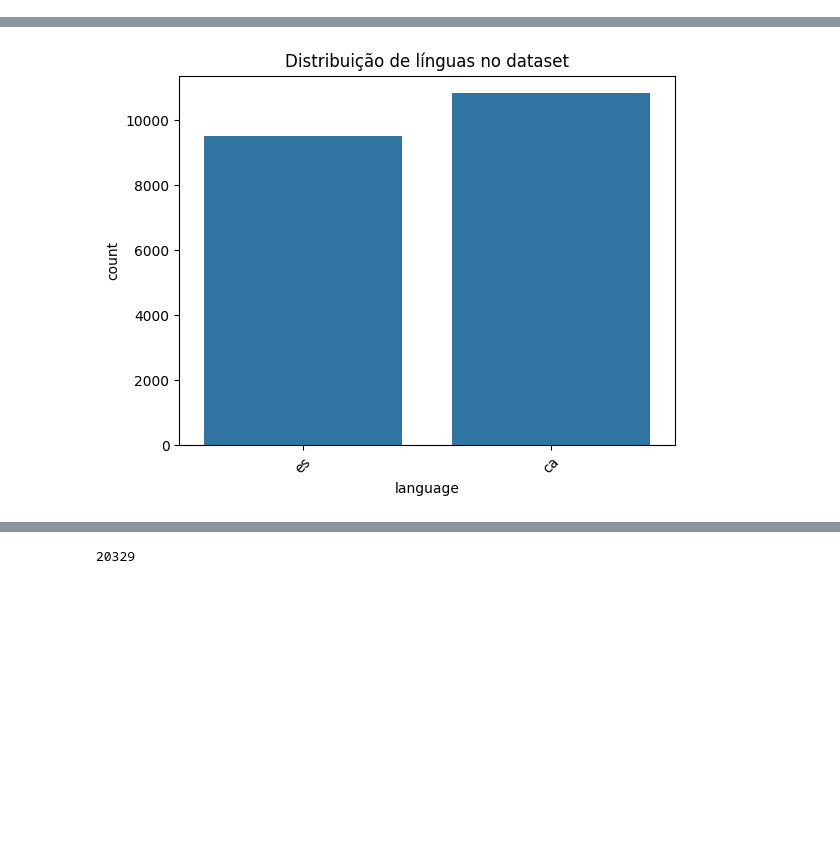
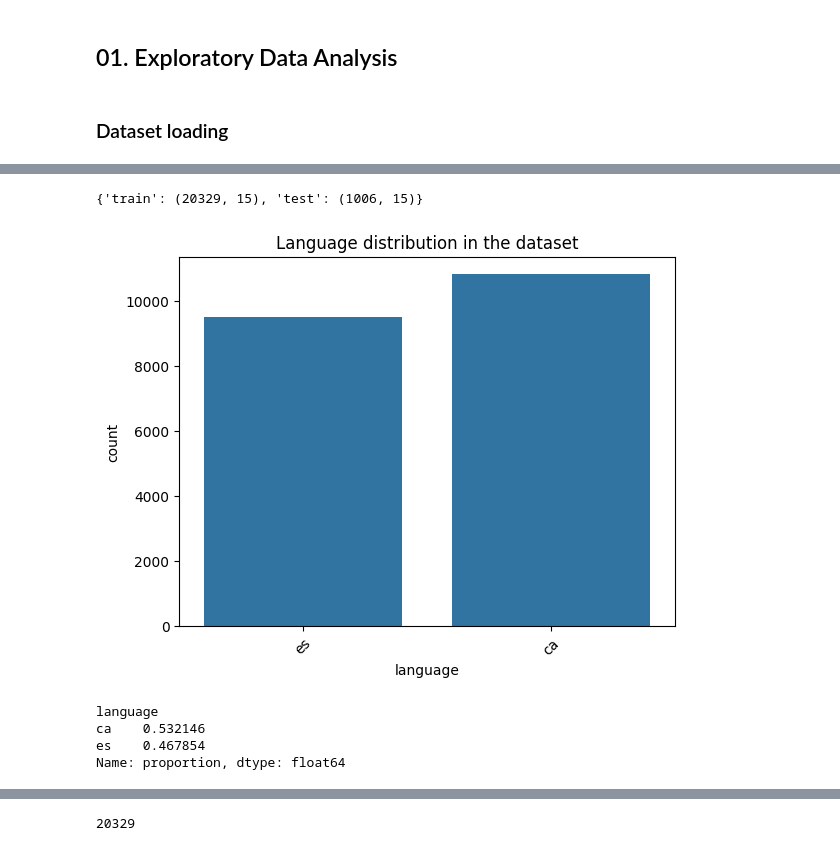
Before and after one commit to carolinapires03/NLP-project1, a Jupyter notebook: notebooks/01-EDA.ipynb, the cells around one changed output, grey strips where cells are left out. Saved outputs shown, nothing was run; the diff lists cells and outputs as text; code cells hidden in the pictures; blank space fills up the shorter version.

```diff
--- a/notebooks/01-EDA.ipynb
+++ b/notebooks/01-EDA.ipynb
@@ -10,0 +8,4 @@ Warning: You are sending unauthenticated requests to the HF Hub. Please set a HF
+# %% [markdown]
+## 01. Exploratory Data Analysis
+# %% [markdown]
+### Dataset loading
@@ -21,16 +30,27 @@ DatasetDict({
         num_rows: 1006
     })
 })
+# %%
+dataset.shape
+# %% [output]
+{'train': (20329, 15), 'test': (1006, 15)}
 # %%
 train_df = dataset["train"].to_pandas()
 train_df["language"].value_counts()
 sns.countplot(data=train_df, x="language")
-plt.title("Distribuição de línguas no dataset")
+plt.title("Language distribution in the dataset")
 plt.xticks(rotation=45)
 plt.show()
 #train_df = train_df[train_df["language"] == "en"]
 # %% [output]
-[figure, old version]
+[figure, new version]
+# %%
+train_df["language"].value_counts(normalize=True)
+# %% [output]
+language
+ca    0.532146
+es    0.467854
+Name: proportion, dtype: float64
 # %%
 train_df.head()
 # %% [output]
```
Also changed, not shown: parts of 25 cells of this notebook, 2 other files.
